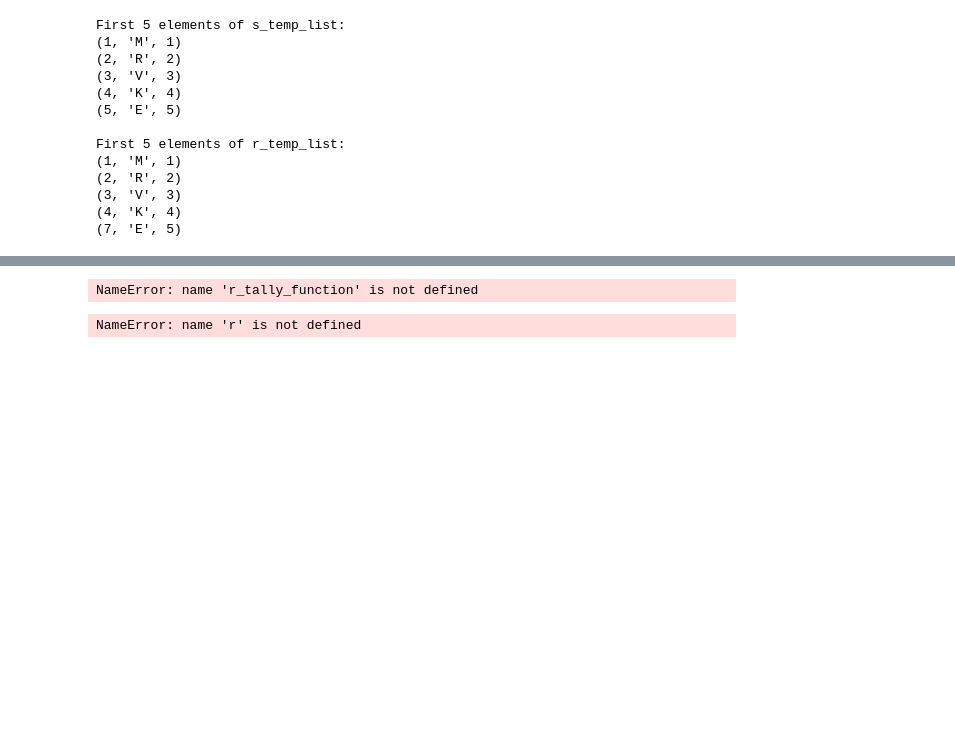
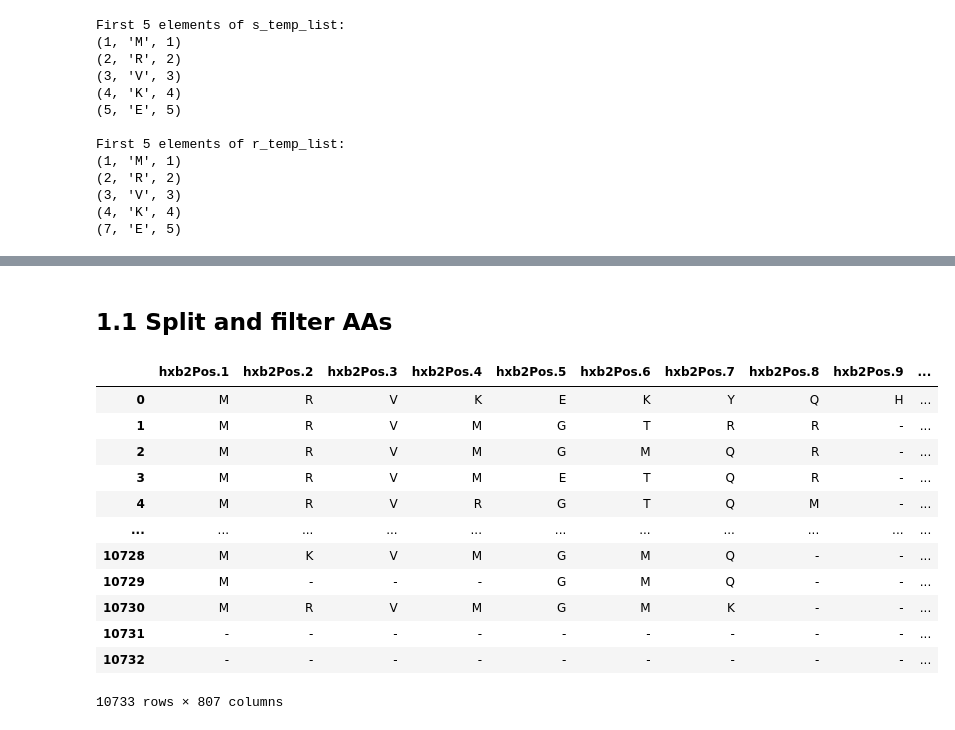
Before and after one commit to MarthinMandig/Fred_Hutch_HIV_Dump_Code, a Jupyter notebook: Fred_Hutch_RV144.ipynb, the cells around one changed output, grey strips where cells are left out. Saved outputs shown, nothing was run; the diff lists cells and outputs as text; code cells hidden in the pictures; blank space fills up the shorter version.

```diff
--- a/Fred_Hutch_RV144.ipynb
+++ b/Fred_Hutch_RV144.ipynb
@@ -1026,38 +966,0 @@ TypeError: loop of ufunc does not support argument 0 of type dict which has no c
-# %%
-r = Ri_proportions
-s = Si_proportions
-
-def hellinger_distance(r, s):
-    r_counts, r_total = r_tally_function(r_temp_list)
-    s_counts, s_total = s_tally_function(s_temp_list)
-
-    #the .keys method retrieves a view object containing a list of keys from a dictionary
-    #the sorted() method returns a new sorted ist from the items in an iterable
-    df_r = pd.DataFrame(list(r_counts.items()), columns=['AA', 'r_count'])
-    df_s = pd.DataFrame(list(s_counts.items()), columns=['AA', 's_count'])
-
-    #merge() method merges dataframes on specified columns and dfaults to an inner join (inner join only returns the rows where both keys are found)
-    merged_aa_df = pd.merge(df_r, df_s, on='AA', how='outer').fillna(0)
-
-    #the get() method returns the value of the item with the specified key
-    merged_aa_df['r_probability_dis'] = merged_aa_df['r_count'] / r_total
-    merged_aa_df['s_probability_dis'] = merged_aa_df['s_count'] / s_total
-
-    #computes the hellinger distance by accessing the elements of the dataframe
-    merged_aa_df['hellinger'] = (1.0 / np.sqrt(2.0)) * np.abs(np.sqrt(merged_aa_df['r_probability_dis']) - np.sqrt(merged_aa_df['s_probability_dis']))
-
-
-
-    return merged_aa_df[['AA', 'hellinger']] #Function returns the computed Hellinger distance equation
-
-print(hellinger_distance(r,s))
-
-#print(merge_aa_df[['AA', 'r_prob', 's_prob']])
-# %% [output]
-NameError: name 'r_tally_function' is not defined
-# %%
-hellinger_results = []
-print(r)
-print(s)
-# %% [output]
-NameError: name 'r' is not defined
@@ -1066,0 +967,30 @@ NameError: name 'r' is not defined
+# %% [markdown]
+## 1.1 Split and filter AAs
+# %%
+ref_split_seqs = [] #empty list to hold split sequences
+
+for seq in USMHRP_RV144_ref_seq_data:
+    split_seq = list(seq)
+    ref_split_seqs.append(split_seq)
+
+# Create a new DataFrame from the list of split sequences
+Reflist = pd.DataFrame(ref_split_seqs)
+
+# sneaky way to get those 807 sites!
+Reflist = Reflist[ref_lanl_map.index]
+Reflist.columns = [f'hxb2Pos.{i}' for i in ref_lanl_map.hxb2Pos.values]
+Reflist
+# %% [output]
+|  | hxb2Pos.1 | hxb2Pos.2 | hxb2Pos.3 | hxb2Pos.4 | hxb2Pos.5 | hxb2Pos.6 | hxb2Pos.7 | hxb2Pos.8 | hxb2Pos.9 | ... |
+| 0 | M | R | V | K | E | K | Y | Q | H | ... |
+| 1 | M | R | V | M | G | T | R | R | - | ... |
+| 2 | M | R | V | M | G | M | Q | R | - | ... |
+| 3 | M | R | V | M | E | T | Q | R | - | ... |
+| 4 | M | R | V | R | G | T | Q | M | - | ... |
+| ... | ... | ... | ... | ... | ... | ... | ... | ... | ... | ... |
+| 10728 | M | K | V | M | G | M | Q | - | - | ... |
+| 10729 | M | - | - | - | G | M | Q | - | - | ... |
+| 10730 | M | R | V | M | G | M | K | - | - | ... |
+| 10731 | - | - | - | - | - | - | - | - | - | ... |
+| 10732 | - | - | - | - | - | - | - | - | - | ... |
+10733 rows × 807 columns
```
Also changed, not shown: parts of 16 cells of this notebook.
